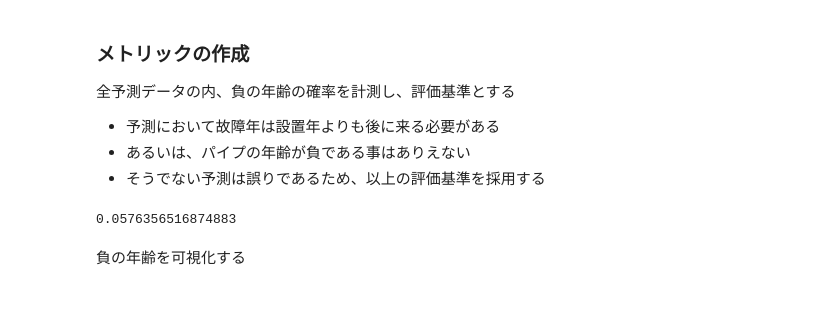
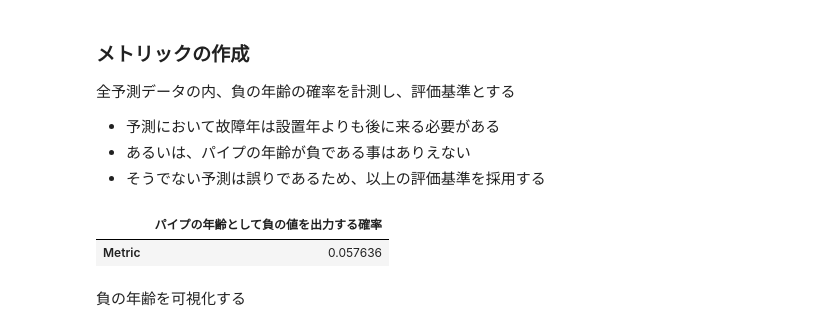
Before and after one commit to ontheroad2022/fracta, a Jupyter notebook: notebooks/100_0_nari_fracta_coding_challenge.ipynb, the cells around one changed output. Cells and saved outputs as stored; diff of their text form; code cells hidden in the pictures; blank space fills up the shorter version.

```diff
--- a/notebooks/100_0_nari_fracta_coding_challenge.ipynb
+++ b/notebooks/100_0_nari_fracta_coding_challenge.ipynb
@@ -625,11 +625,16 @@ display(prob_break(A))
 - そうでない予測は誤りであるため、以上の評価基準を採用する
 # %%
 def my_metric(A):
-    return 1 - len(A[A['age'] >= 0]) / len(A)
+    metric = 1 - len(A[A['age'] >= 0]) / len(A)
+
+    result = pd.DataFrame({'パイプの年齢として負の値を出力する確率': metric},
+                        index = ['Metric'])
+    return result
 
 display(my_metric(A))
 # %% [output]
-0.0576356516874883
+|  | パイプの年齢として負の値を出力する確率 |
+| Metric | 0.057636 |
 # %% [markdown]
 負の年齢を可視化する
 # %%
```
Also changed, not shown: parts of 10 cells of this notebook.
